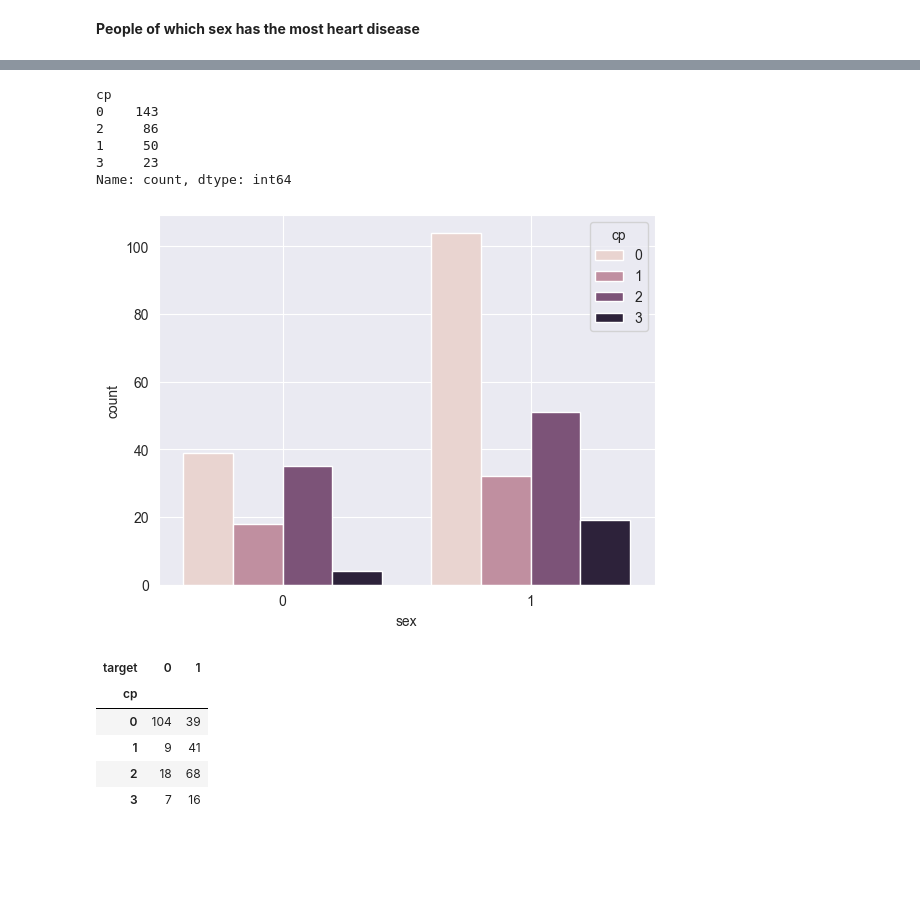
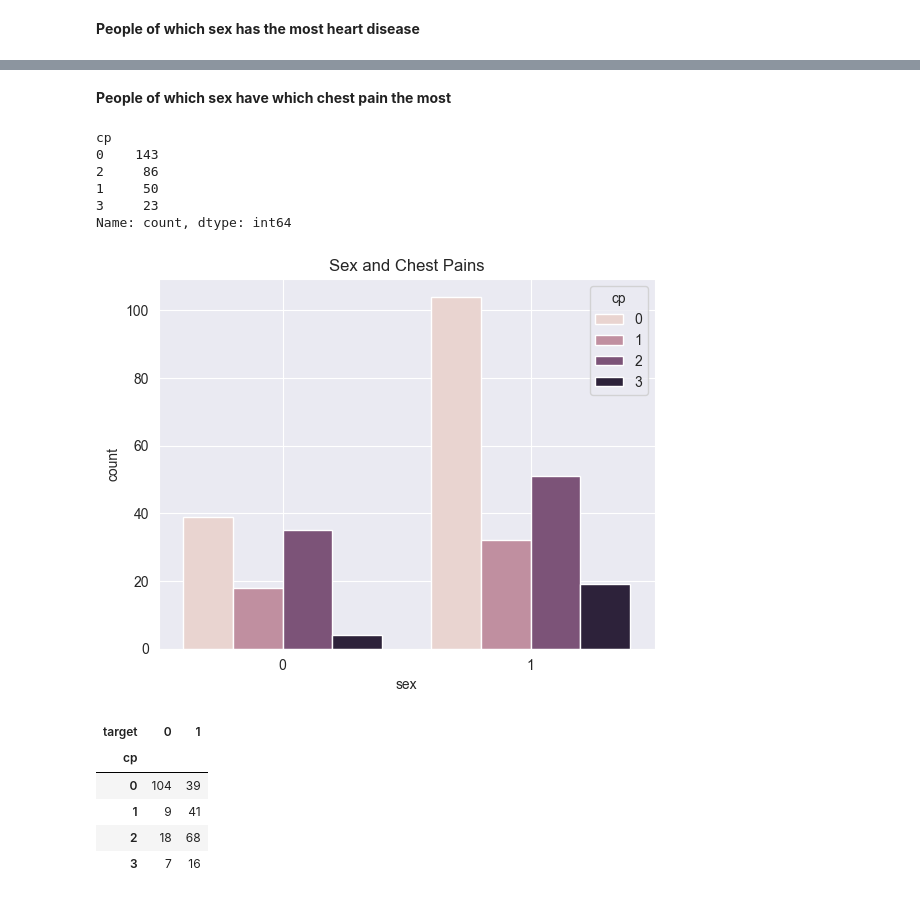
Before and after one commit to ShiwangitaSingh/Data-Science-with-Python-, a Jupyter notebook: Task-5 Feature Engineering and Selection/Task_5.ipynb, the cells around one changed output, grey strips where cells are left out. Drawn from its saved outputs; the diff is of its cells as text; code cells hidden in the pictures; blank space fills up the shorter version.

```diff
--- a/Task-5 Feature Engineering and Selection/Task_5.ipynb
+++ b/Task-5 Feature Engineering and Selection/Task_5.ipynb
@@ -118,3 +118,5 @@ plt.show()
+# %% [markdown]
+**People of which sex have which chest pain the most**
 # %%
 # Identifying different types of chest pains
 df['cp'].value_counts()
@@ -128,7 +130,8 @@ Name: count, dtype: int64
 # %%
 # Identifying which sex have what kind of chest pain the most
 sns.countplot(df, x = 'sex', hue = 'cp')
+plt.title('Sex and Chest Pains')
 plt.grid(True)
 plt.show()
 # %% [output]
-[figure, old version]
+[figure, new version]
```
Also changed, not shown: parts of 3 cells of this notebook.
